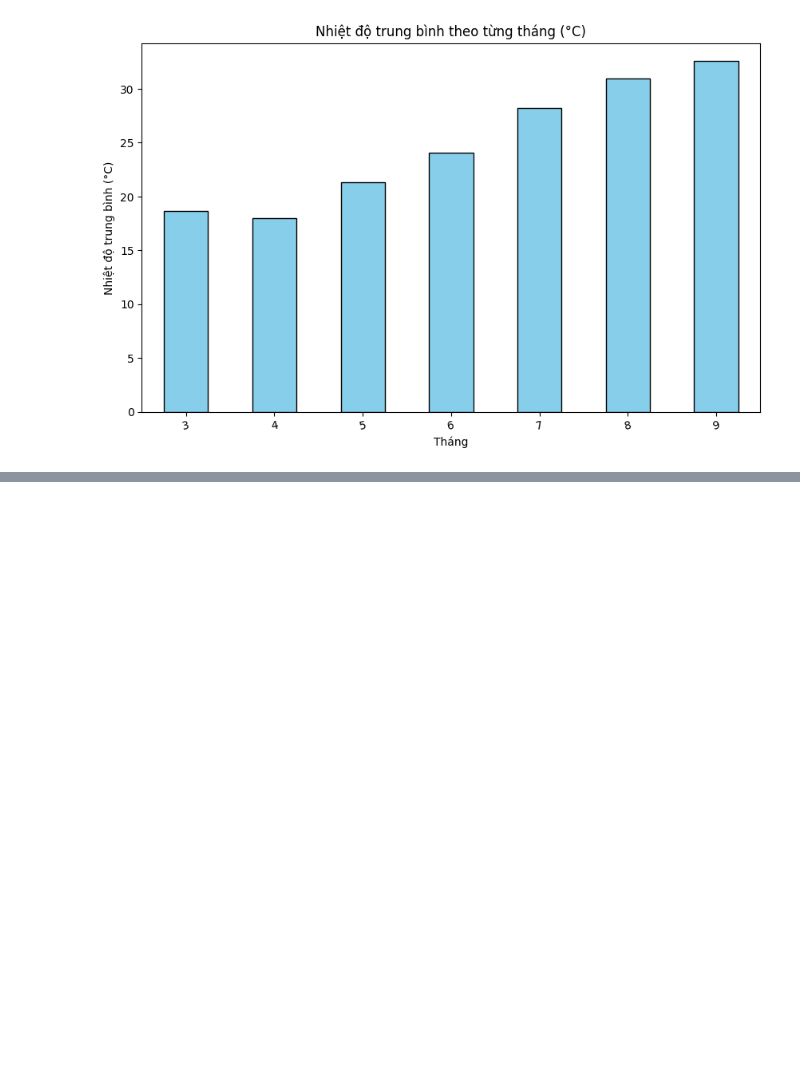
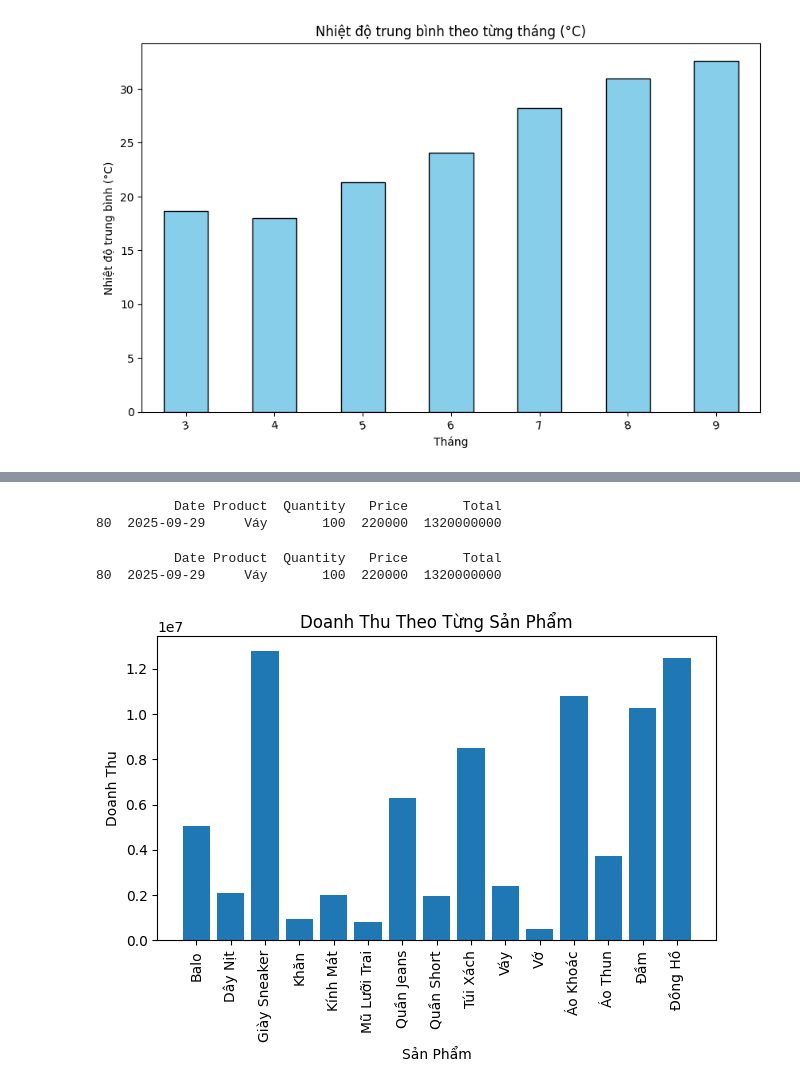
Before and after one commit to kietle24/PYTHON_TH, a Jupyter notebook: BUOI_5/24646981_LEANHKIET_BUOI5.ipynb, the cells around one changed output, grey strips where cells are left out. Saved outputs shown, nothing was run; the diff lists cells and outputs as text; code cells hidden in the pictures; blank space fills up the shorter version.

```diff
--- a/BUOI_5/24646981_LEANHKIET_BUOI5.ipynb
+++ b/BUOI_5/24646981_LEANHKIET_BUOI5.ipynb
@@ -305,0 +358,29 @@ plt.show()
+# %%
+#3.	Phân tích sản phẩm bán chạy nhất, ngày bán hàng sôi động nhất.
+banchaynhat = df.sort_values("Total", ascending=False).head(1)
+print(banchaynhat)
+# %% [output]
+          Date Product  Quantity   Price       Total
+80  2025-09-29     Váy       100  220000  1320000000
+# %%
+bansoidongnhat = df.sort_values("Quantity", ascending=False).head(1)
+print(bansoidongnhat)
+# %% [output]
+          Date Product  Quantity   Price       Total
+80  2025-09-29     Váy       100  220000  1320000000
+# %%
+#4.	Vẽ biểu đồ cột để minh họa doanh thu theo từng sản phẩm và biểu đồ đường thể hiện doanh thu theo ngày.
+df= pd.read_csv("salesdata.csv")
+import matplotlib.pyplot as plt
+import pandas as pd
+doanhthu  = df.groupby("Product")["Total"].sum().reset_index()
+#ve bieu do cot
+plt.bar(doanhthu["Product"], doanhthu["Total"])
+plt.xlabel("Sản Phẩm")
+plt.ylabel("Doanh Thu")
+plt.title("Doanh Thu Theo Từng Sản Phẩm")
+plt.xticks(rotation = 90 )
+plt.tight_layout()
+plt.show()
+# %% [output]
+[figure, added]
```
Also changed, not shown: parts of 32 cells of this notebook, 21 other files.
